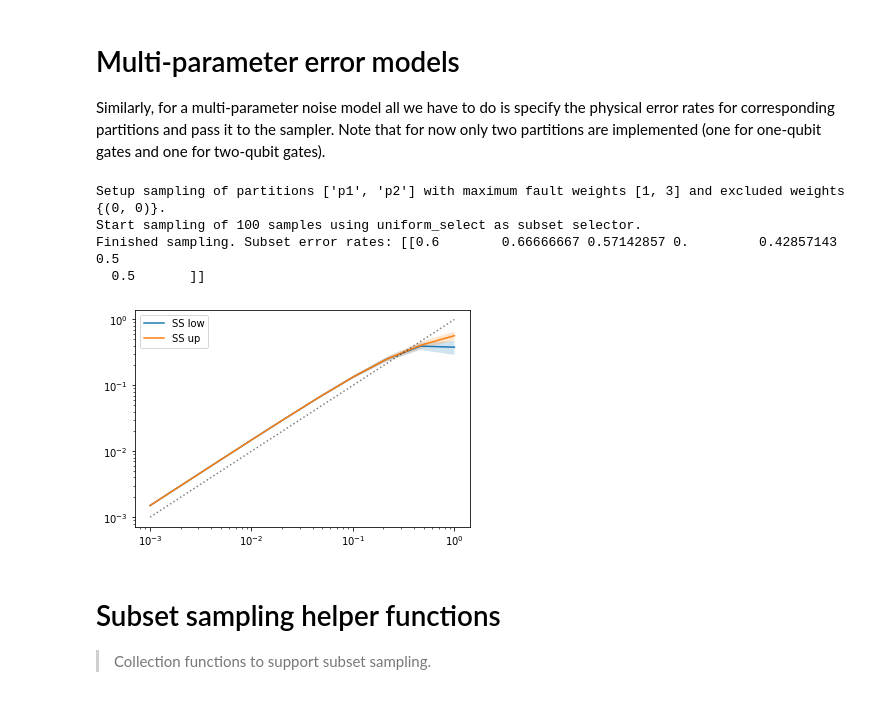
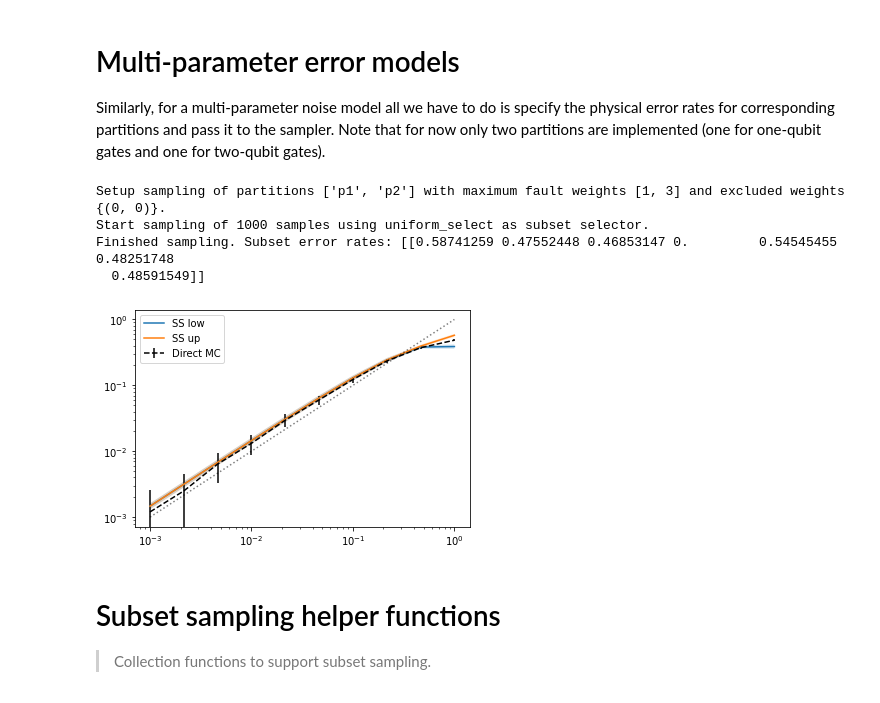
Before and after one commit to dpwinter/qsample, a Jupyter notebook: 06_samplers.ipynb, the cells around one changed output. Saved outputs shown, nothing was run; the diff lists cells and outputs as text; code cells hidden in the pictures.

Commit message:
updated some plots

```diff
--- a/06_samplers.ipynb
+++ b/06_samplers.ipynb
@@ -224,28 +224,34 @@ p1 = np.logspace(-3,0,10)
 p2 = 0.5 * p1
 err_params = {'p1': p1, 'p2': p2}
 w_params = {'w_max':[1,3], 'w_exclude': {(0,0),}}
+
 sam = SubsetSampler(ghz, err_params, w_params)
-p_L_up, p_L_low, ss_std = sam.run(n_samples=100)
+p_L_up, p_L_low, ss_std = sam.run(n_samples=1000)
+
+sam = DirectSampler(ghz, err_params)
+p_L, std = sam.run(n_samples=10000)
 # %% [output]
 Setup sampling of partitions ['p1', 'p2'] with maximum fault weights [1, 3] and excluded weights {(0, 0)}.
-Start sampling of 100 samples using uniform_select as subset selector.
-Finished sampling. Subset error rates: [[0.6        0.66666667 0.57142857 0.         0.42857143 0.5
-  0.5       ]]
+Start sampling of 1000 samples using uniform_select as subset selector.
+Finished sampling. Subset error rates: [[0.58741259 0.47552448 0.46853147 0.         0.54545455 0.48251748
+  0.48591549]]
 # %%
 #slow
 #hide_input
+
+plt.errorbar(p, p_L, fmt='--', c="black", yerr=std, label="Direct MC")
 
 plt.plot(p, p_L_low, label="SS low")
 plt.fill_between(p, p_L_low-ss_std, p_L_low+ss_std, alpha=0.2)
 plt.plot(p, p_L_up, label="SS up")
 plt.fill_between(p, p_L_up-ss_std, p_L_up+ss_std, alpha=0.2)
 
 plt.plot(p, p, 'k:', alpha=0.5)
 plt.xscale('log')
 plt.yscale('log')
 plt.legend();
 # %% [output]
-[figure, old version]
+[figure, new version]
 # %% [markdown]
 # Subset sampling helper functions
 > Collection functions to support subset sampling.
```
Also changed, not shown: parts of 7 cells of this notebook, 6 other files.
